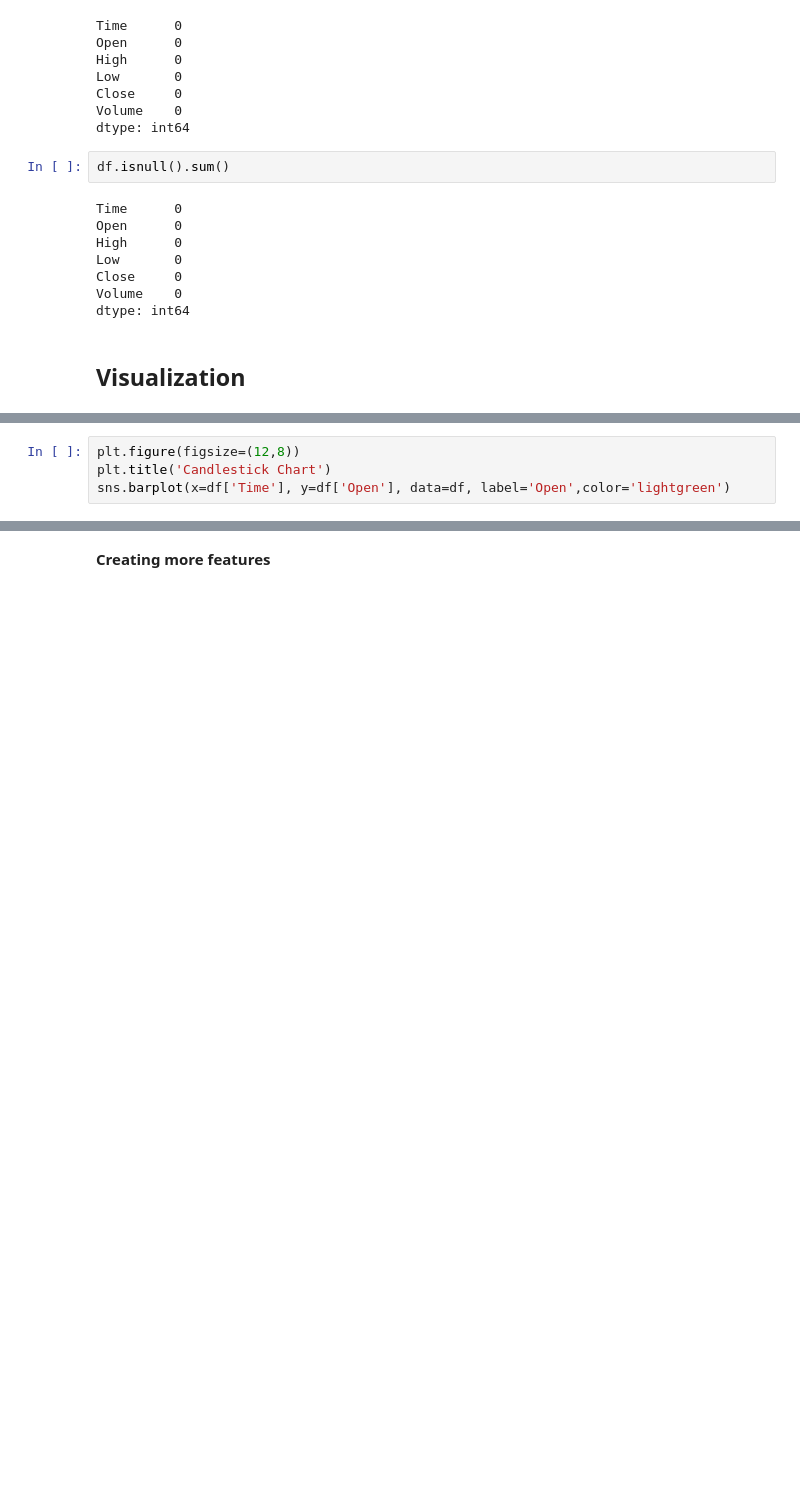
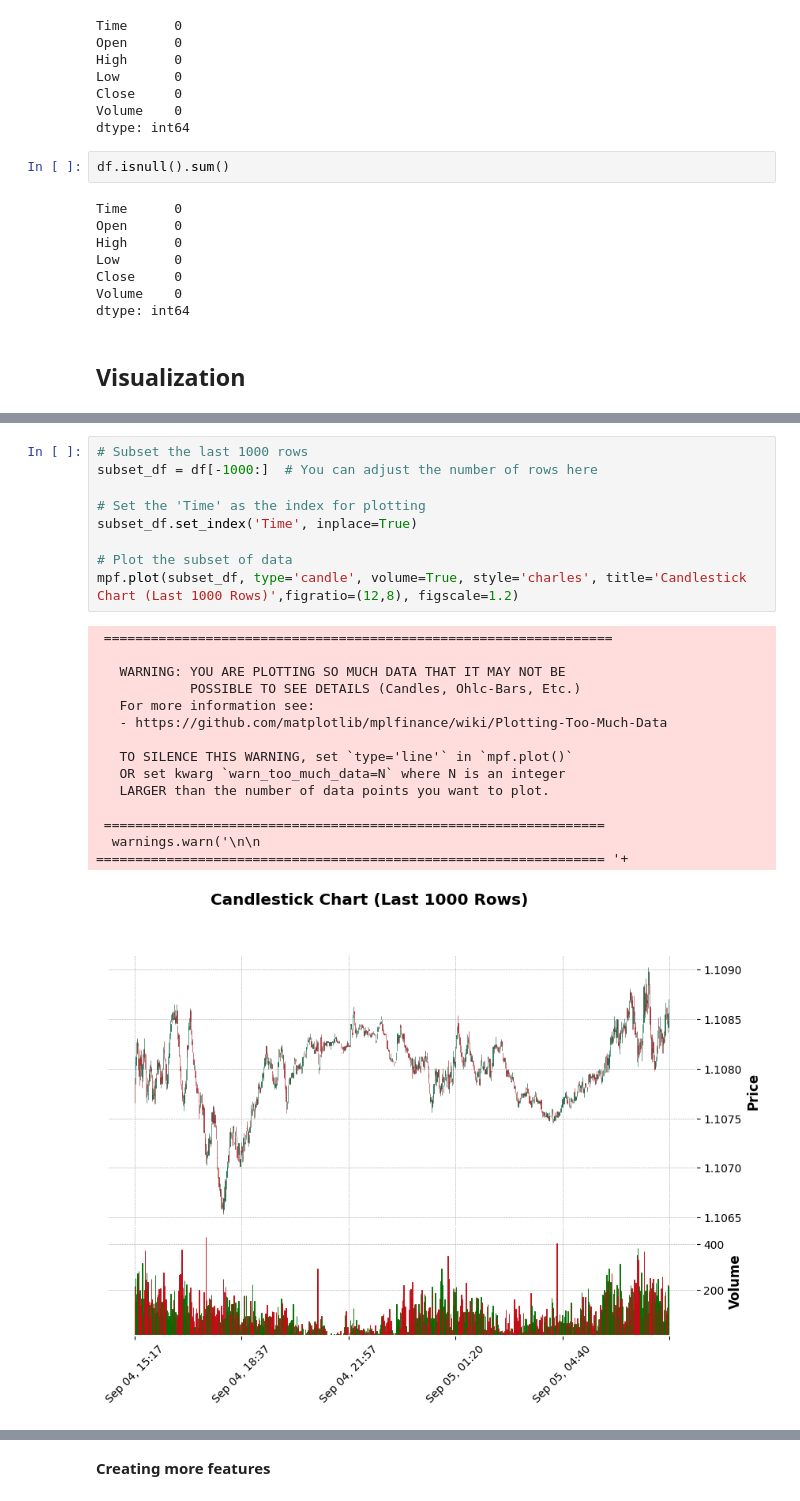
Before and after one commit to Airlectric/ML_Forex_Prediction_App, a Jupyter notebook: forex-prediction.ipynb, the cells around one changed output, grey strips where cells are left out. Drawn from its saved outputs; the diff is of its cells as text; blank space fills up the shorter version.

```diff
--- a/forex-prediction.ipynb
+++ b/forex-prediction.ipynb
@@ -80,4 +127,24 @@ plt.grid()
-# %%
-plt.figure(figsize=(12,8))
-plt.title('Candlestick Chart')
-sns.barplot(x=df['Time'], y=df['Open'], data=df, label='Open',color='lightgreen')
+# %%
+# Subset the last 1000 rows
+subset_df = df[-1000:]  # You can adjust the number of rows here
+
+# Set the 'Time' as the index for plotting
+subset_df.set_index('Time', inplace=True)
+
+# Plot the subset of data
+mpf.plot(subset_df, type='candle', volume=True, style='charles', title='Candlestick Chart (Last 1000 Rows)',figratio=(12,8), figscale=1.2)
+# %% [output]
+ =================================================================
+
+   WARNING: YOU ARE PLOTTING SO MUCH DATA THAT IT MAY NOT BE
+            POSSIBLE TO SEE DETAILS (Candles, Ohlc-Bars, Etc.)
+   For more information see:
+   - https://github.com/matplotlib/mplfinance/wiki/Plotting-Too-Much-Data
+
+   TO SILENCE THIS WARNING, set `type='line'` in `mpf.plot()`
+   OR set kwarg `warn_too_much_data=N` where N is an integer
+   LARGER than the number of data points you want to plot.
+
+ ================================================================
+  warnings.warn('\n\n ================================================================= '+
+[figure, added]
```
Also changed, not shown: parts of 34 cells of this notebook.
